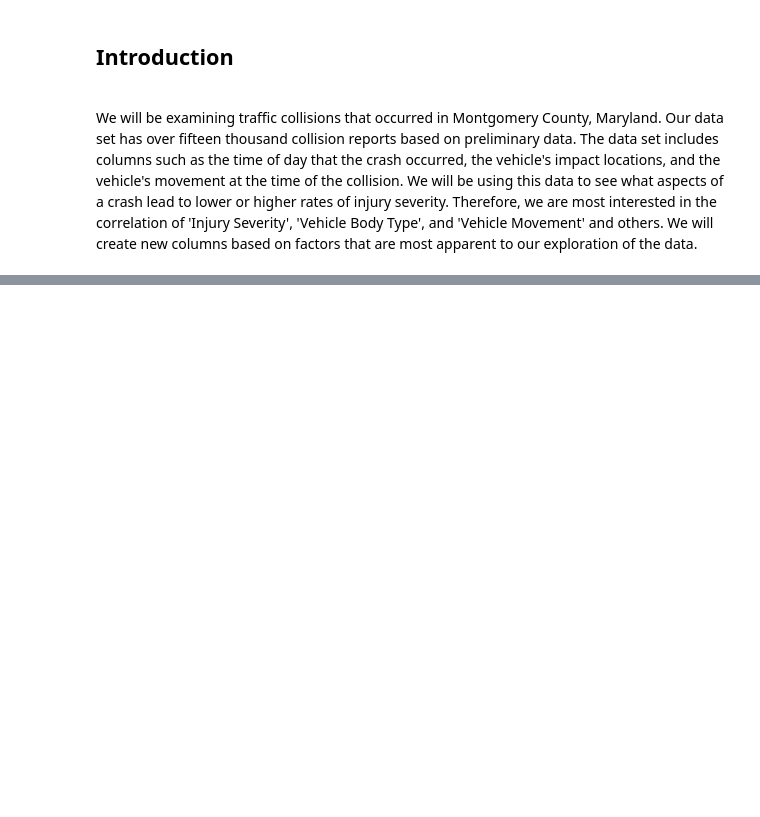
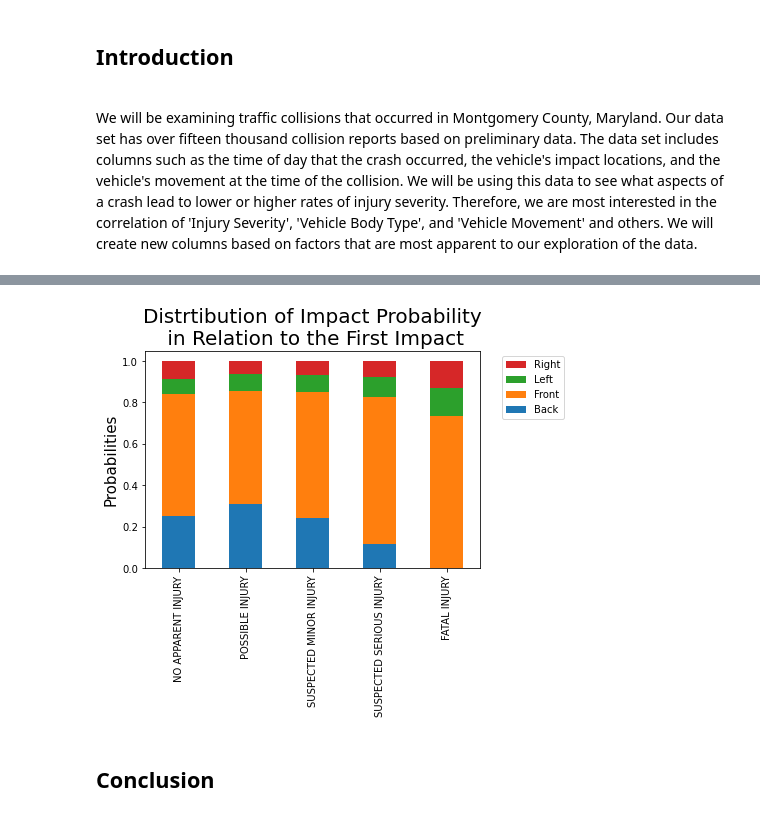
Before and after one commit to mattf4171/Montgomery-County-Collision-Analysis, a Jupyter notebook: analysis.ipynb, the cells around one changed output, grey strips where cells are left out. Saved outputs shown, nothing was run; the diff lists cells and outputs as text; code cells hidden in the pictures; blank space fills up the shorter version.

```diff
--- a/analysis.ipynb
+++ b/analysis.ipynb
@@ -43,0 +141,24 @@ df.head()
+# %%
+# Replace to simple impact locations
+df_county['First Impact Simple'] = df_county['Vehicle First Impact Location'].replace({'ELEVEN OCLOCK': "Front", 'TWELVE OCLOCK': "Front", 'ONE OCLOCK': "Front", 'TWO OCLOCK': "Right", 'THREE OCLOCK': "Right", 'FOUR OCLOCK': "Right", 'FIVE OCLOCK': "Back", 'SIX OCLOCK': "Back", 'SEVEN OCLOCK': "Back", 'EIGHT OCLOCK': "Left", 'NINE OCLOCK': "Left", 'TEN OCLOCK': "Left", 'ROOF TOP': "Top", 'UNDERSIDE': "Bottom", 'NON-COLLISION': "No Collision",'UNKNOWK': "Unknown"})
+# We will drop these values because they are unusual to compare with collisions
+df_county.drop(df_county.index[df_county['First Impact Simple'] == 'UNKNOWN'], inplace=True)
+df_county.drop(df_county.index[df_county['First Impact Simple'] == 'Top'], inplace=True)
+df_county.drop(df_county.index[df_county['First Impact Simple'] == 'Bottom'], inplace=True)
+df_county.drop(df_county.index[df_county['First Impact Simple'] == 'No Collision'], inplace = True)
+# Create cross tab chart
+movementImpact = pd.crosstab(df_county['Injury Severity_x'], df_county['First Impact Simple'])
+movementImpact = movementImpact.div(df_county['Injury Severity_x'].value_counts(), axis=0)
+# reorder from least to most severe
+movementImpact.iloc[[1,2,3,4,0]].plot.bar(stacked=True)
+plt.title('Distrtibution of Impact Probability\n in Relation to the First Impact', size=20)
+plt.xticks(rotation = 90)
+plt.ylabel('Probabilities', size=15)
+current_handles, curr_labels = plt.gca().get_legend_handles_labels()
+reversed_handles = reversed(current_handles)
+reverse_labels = reversed(curr_labels)
+plt.legend(reversed_handles, reverse_labels, bbox_to_anchor=(1.05, 1.0), loc='upper left');
+# %% [output]
+[figure, added]
+# %% [markdown]
+## Conclusion
```
Also changed, not shown: parts of 13 cells of this notebook.
